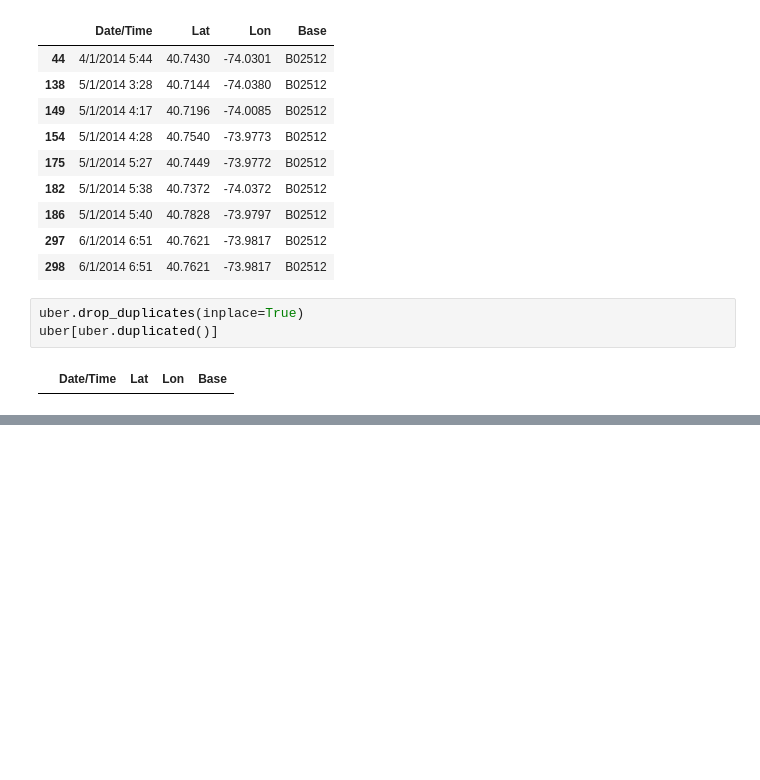
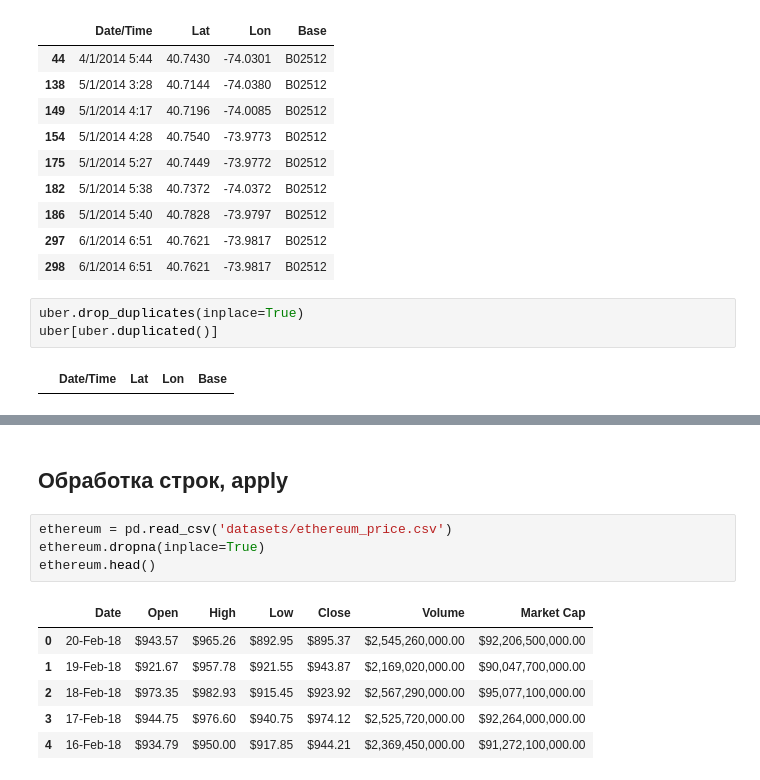
Before and after one commit to lilislilit/talks, a Jupyter notebook: pyladies/september/tidy.ipynb, the cells around one changed output, grey strips where cells are left out. Saved outputs shown, nothing was run; the diff lists cells and outputs as text; blank space fills up the shorter version.

```diff
--- a/pyladies/september/tidy.ipynb
+++ b/pyladies/september/tidy.ipynb
@@ -159,0 +209,13 @@ uber[uber.duplicated()]
+# %% [markdown]
+## Обработка строк, apply
+# %%
+ethereum = pd.read_csv('datasets/ethereum_price.csv')
+ethereum.dropna(inplace=True)
+ethereum.head()
+# %% [output]
+|  | Date | Open | High | Low | Close | Volume | Market Cap |
+| 0 | 20-Feb-18 | $943.57 | $965.26 | $892.95 | $895.37 | $2,545,260,000.00 | $92,206,500,000.00 |
+| 1 | 19-Feb-18 | $921.67 | $957.78 | $921.55 | $943.87 | $2,169,020,000.00 | $90,047,700,000.00 |
+| 2 | 18-Feb-18 | $973.35 | $982.93 | $915.45 | $923.92 | $2,567,290,000.00 | $95,077,100,000.00 |
+| 3 | 17-Feb-18 | $944.75 | $976.60 | $940.75 | $974.12 | $2,525,720,000.00 | $92,264,000,000.00 |
+| 4 | 16-Feb-18 | $934.79 | $950.00 | $917.85 | $944.21 | $2,369,450,000.00 | $91,272,100,000.00 |
```
Also changed, not shown: parts of 4 cells of this notebook, 2 other files.
